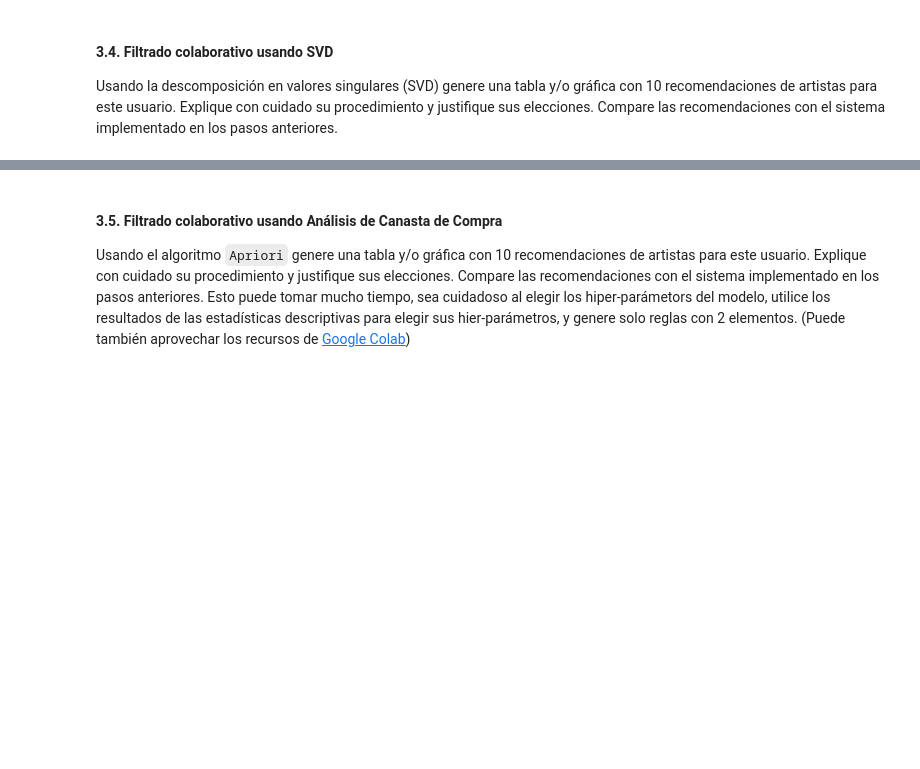
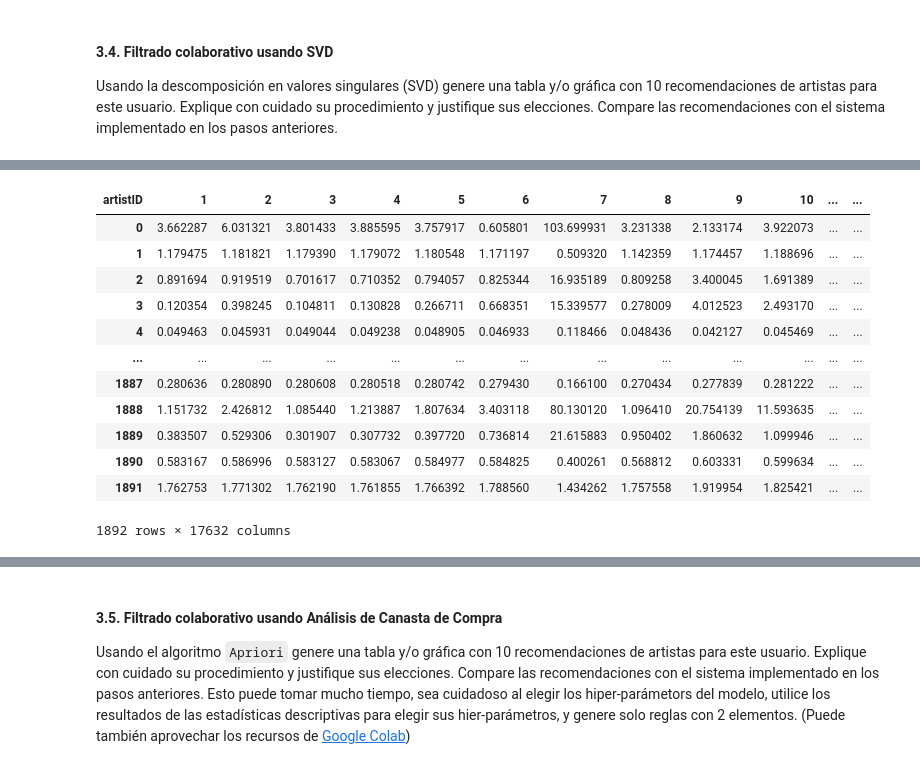
Before and after one commit to dayroncj/Unsupervised, a Jupyter notebook: S5_LC_Taller_Colab.ipynb, the cells around one changed output, grey strips where cells are left out. Drawn from its saved outputs; the diff is of its cells as text; code cells hidden in the pictures; blank space fills up the shorter version.

```diff
--- a/S5_LC_Taller_Colab.ipynb
+++ b/S5_LC_Taller_Colab.ipynb
@@ -359,0 +381,6 @@ Usando la descomposición en valores singulares (SVD) genere una tabla y/o gráf
+# %%
+# Centramos en cero utilizando la media del promedio ponderado de reproducciones de cada usuario para aplicar SVD.
+A = users_artists_svd_dummy.to_numpy()
+user_artists_mean = np.mean(A, axis = 1)
+A_demeaned = A - user_artists_mean.reshape(-1, 1)
+A_demeaned
@@ -359,0 +401,5 @@ Usando la descomposición en valores singulares (SVD) genere una tabla y/o gráf
+# %%
+# Aplicamos SVD
+# Con k=50 indicamos a al método svds que estamos interesados en los 50 valores singulares más grandes junto con sus correspondientes vectores singulares izquierdos (columnas de la matriz U) y vectores singulares derechos (filas de la matriz Vᵀ)
+U, sigma, Vt = svds(A_demeaned, k=50)
+sigma
@@ -359,0 +420,23 @@ Usando la descomposición en valores singulares (SVD) genere una tabla y/o gráf
+# %%
+# Reconstruímos la matríz para conocer los valores de aquellos artístas que aún no habían sido escuchados por los usuarios.
+sigma = np.diag(sigma)
+
+A_recommendations = np.dot(np.dot(U, sigma), Vt) + user_artists_mean.reshape(-1, 1)
+
+# ... y convertimos el resultado en un DataFrame
+recomm_4 = pd.DataFrame(A_recommendations, columns = users_artists_svd.columns)
+recomm_4
+# %% [output]
+| artistID | 1 | 2 | 3 | 4 | 5 | 6 | 7 | 8 | 9 | 10 | ... | ... |
+| 0 | 3.662287 | 6.031321 | 3.801433 | 3.885595 | 3.757917 | 0.605801 | 103.699931 | 3.231338 | 2.133174 | 3.922073 | ... | ... |
+| 1 | 1.179475 | 1.181821 | 1.179390 | 1.179072 | 1.180548 | 1.171197 | 0.509320 | 1.142359 | 1.174457 | 1.188696 | ... | ... |
+| 2 | 0.891694 | 0.919519 | 0.701617 | 0.710352 | 0.794057 | 0.825344 | 16.935189 | 0.809258 | 3.400045 | 1.691389 | ... | ... |
+| 3 | 0.120354 | 0.398245 | 0.104811 | 0.130828 | 0.266711 | 0.668351 | 15.339577 | 0.278009 | 4.012523 | 2.493170 | ... | ... |
+| 4 | 0.049463 | 0.045931 | 0.049044 | 0.049238 | 0.048905 | 0.046933 | 0.118466 | 0.048436 | 0.042127 | 0.045469 | ... | ... |
+| ... | ... | ... | ... | ... | ... | ... | ... | ... | ... | ... | ... | ... |
+| 1887 | 0.280636 | 0.280890 | 0.280608 | 0.280518 | 0.280742 | 0.279430 | 0.166100 | 0.270434 | 0.277839 | 0.281222 | ... | ... |
+| 1888 | 1.151732 | 2.426812 | 1.085440 | 1.213887 | 1.807634 | 3.403118 | 80.130120 | 1.096410 | 20.754139 | 11.593635 | ... | ... |
+| 1889 | 0.383507 | 0.529306 | 0.301907 | 0.307732 | 0.397720 | 0.736814 | 21.615883 | 0.950402 | 1.860632 | 1.099946 | ... | ... |
+| 1890 | 0.583167 | 0.586996 | 0.583127 | 0.583067 | 0.584977 | 0.584825 | 0.400261 | 0.568812 | 0.603331 | 0.599634 | ... | ... |
+| 1891 | 1.762753 | 1.771302 | 1.762190 | 1.761855 | 1.766392 | 1.788560 | 1.434262 | 1.757558 | 1.919954 | 1.825421 | ... | ... |
+1892 rows × 17632 columns
```
Also changed, not shown: parts of 8 cells of this notebook.
